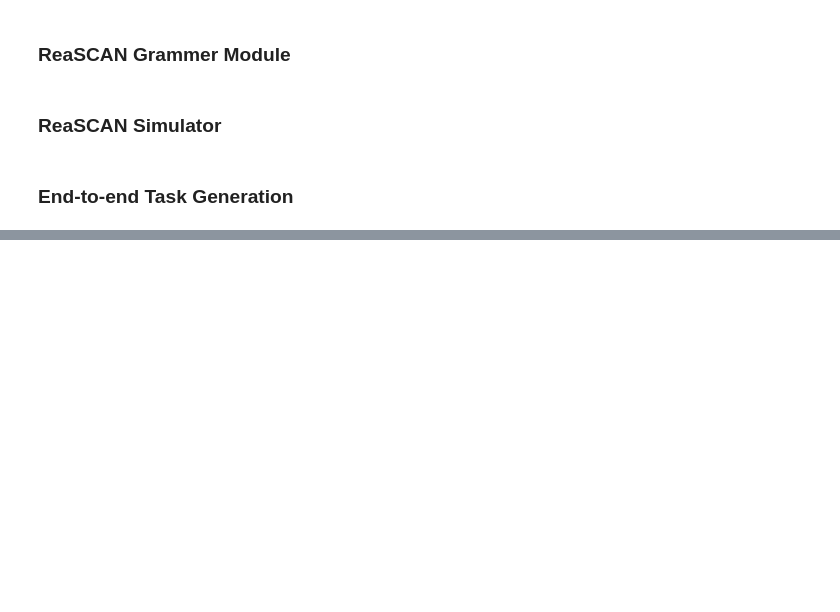
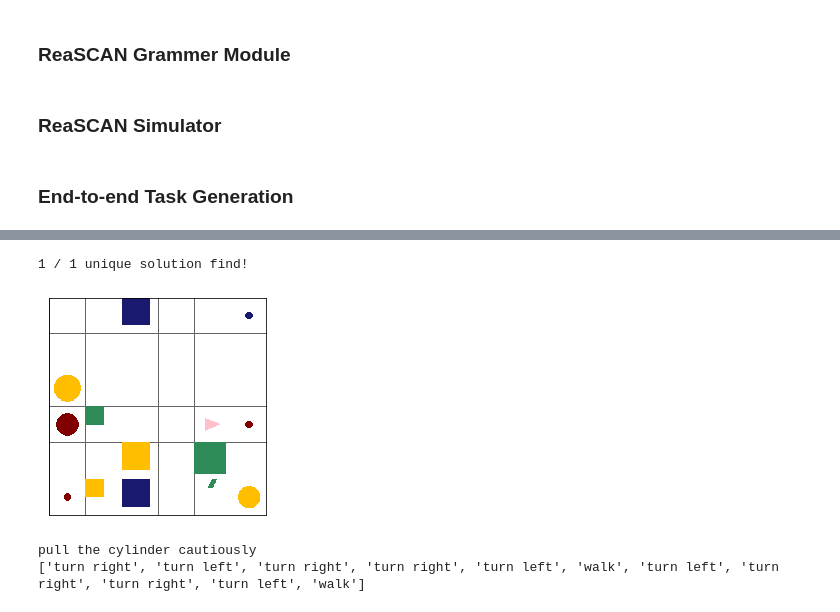
Before and after one commit to frankaging/Reason-SCAN, a Jupyter notebook: code/dataset/demo.ipynb, the cells around one changed output, grey strips where cells are left out. Cells and saved outputs as stored; diff of their text form; code cells hidden in the pictures; blank space fills up the shorter version.

```diff
--- a/code/dataset/demo.ipynb
+++ b/code/dataset/demo.ipynb
@@ -429,20 +476,40 @@ for test_struct in command_structs[:10000]:
 # %%
-test_struct = {'obj_pattern_map': {'$OBJ_0': '$ABS_SHAPE',
-  '$OBJ_1': '$COLOR $SHAPE',
-  '$OBJ_2': '$SHAPE'},
- 'rel_map': OrderedDict([(('$OBJ_0', '$OBJ_1'), '$SAME_ROW'),
-                         (('$OBJ_0', '$OBJ_2'), '$SAME_COLOR')]),
- 'obj_map': {'$OBJ_0': 'object',
-  '$OBJ_1': 'green circle',
-  '$OBJ_2': 'square'},
- 'grammer_pattern': '$OBJ_0 ^ $OBJ_1 & $OBJ_2',
+# P1
+test_struct = {'obj_pattern_map': {'$OBJ_0': '$SHAPE'},
+ 'rel_map': OrderedDict({}),
+ 'obj_map': {'$OBJ_0': 'cylinder'},
+ 'grammer_pattern': '$OBJ_0',
  'adverb': 'cautiously',
- 'verb': 'walk'}
+ 'verb': 'pull'}
+
+# P2
+# test_struct = {'obj_pattern_map': {'$OBJ_0': '$SIZE $SHAPE',
+#                                    '$OBJ_1': '$COLOR $SHAPE'},
+#  'rel_map': OrderedDict({(('$OBJ_0', '$OBJ_1'), '$SAME_ROW')}),
+#  'obj_map': {'$OBJ_0': 'small square',
+#              '$OBJ_1': 'yellow circle'},
+#  'grammer_pattern': '$OBJ_0 ^ $OBJ_1',
+#  'adverb': 'hesitantly',
+#  'verb': 'push'}
+
+# P3
+# test_struct = {'obj_pattern_map': {'$OBJ_0': '$ABS_SHAPE',
+#   '$OBJ_1': '$SIZE $SHAPE',
+#   '$OBJ_2': '$COLOR $SHAPE'},
+#  'rel_map': OrderedDict([(('$OBJ_0', '$OBJ_1'), '$SAME_COLOR'),
+#               (('$OBJ_0', '$OBJ_2'), '$SAME_ROW')]),
+#  'obj_map': {'$OBJ_0': 'object',
+#   '$OBJ_1': 'small square',
+#   '$OBJ_2': 'red circle'},
+#  'grammer_pattern': '$OBJ_0 ^ $OBJ_1 & $OBJ_2',
+#  'adverb': 'hesitantly',
+#  'verb': 'walk'}
+
 
 simulator = Simulator(
     object_vocabulary, vocabulary,
     grid_size=6,
-    n_object_max=10,
+    n_object_max=13,
 )
 
 obj_pattern_map = test_struct["obj_pattern_map"]
@@ -453,7 +520,7 @@ verb = test_struct["verb"]
 adverb = test_struct["adverb"]
 
 test_unique_find = 0
-for i in range(100):
+for i in range(1000):
     sampled_world = simulator.sample_situations_from_grounded_grammer(
             copy.deepcopy(grammer_pattern),
             copy.deepcopy(obj_pattern_map),
@@ -464,7 +531,7 @@ for i in range(100):
             include_attribute_distractor=True,
             include_isomorphism_distractor=True,
             include_random_distractor=True,
-            full_relation_probability=0.5, # 0.5 seems to work as well!
+            full_relation_probability=1.0, # 0.5 seems to work as well!
             debug=False
         )
 
@@ -497,9 +564,9 @@ for i in range(100):
         test_unique_find += 1
         print(f"{test_unique_find} / {i+1} unique solution find!")
 
-        graph.draw(save_file="../../data-files/Analysis-Result/graph-example.png")
-        pattern_graph.draw(save_file="../../data-files/Analysis-Result/subgraph-example.png")
-        _ = simulator._world.render_simple(save_file="../../data-files/Analysis-Result/shape-world-example.png")
+        graph.draw(save_file="../../data-files-updated/Analysis-Result/graph-example.png")
+        pattern_graph.draw(save_file="../../data-files-updated/Analysis-Result/subgraph-example.png")
+        _ = simulator._world.render_simple(save_file="../../data-files-updated/Analysis-Result/shape-world-example.png")
 
         # Form the command with grounded determiners!
         obj_determiner_map = graph.find_determiners(
@@ -509,30 +576,35 @@ for i in range(100):
         )
         command_str = grammer.repre_str_command(
             grammer_pattern, rel_map, obj_map,
             obj_determiner_map,
             verb,
             adverb,
         )
 
         # Form the golden label for the action list!
         is_transitive = False
         if verb in simulator.vocabulary.get_transitive_verbs():
             is_transitive = True
         # Direct walk.
         action = "walk" # this is definit!
         primitive_command = simulator.vocabulary.translate_word(action)
         target_position = sampled_world["situation"].target_object.position
         simulator._world.go_to_position(
             position=target_position, manner=adverb,
             primitive_command=primitive_command
         )
         # Object actions.
         if is_transitive:
             semantic_action = simulator.vocabulary.translate_word(verb)
             simulator._world.move_object_to_wall(action=semantic_action, manner=adverb)
         target_commands, _ = simulator._world.get_current_observations()
 
         print(command_str)
         print(target_commands)
 
         break
+# %% [output]
+1 / 1 unique solution find!
+[figure, added]
+pull the cylinder cautiously
+['turn right', 'turn left', 'turn right', 'turn right', 'turn left', 'walk', 'turn left', 'turn right', 'turn right', 'turn left', 'walk']
```
Also changed, not shown: parts of 9 cells of this notebook, 40 other files.
